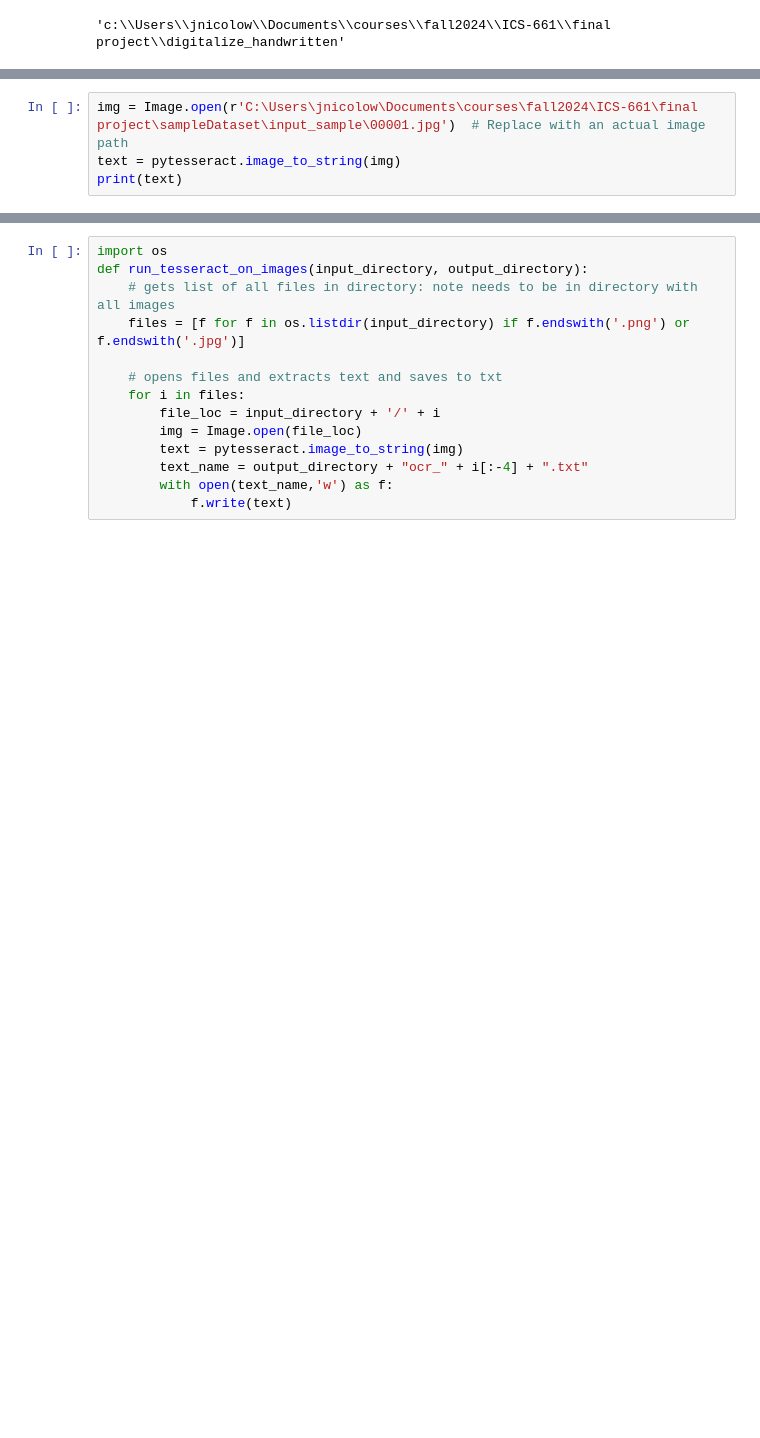
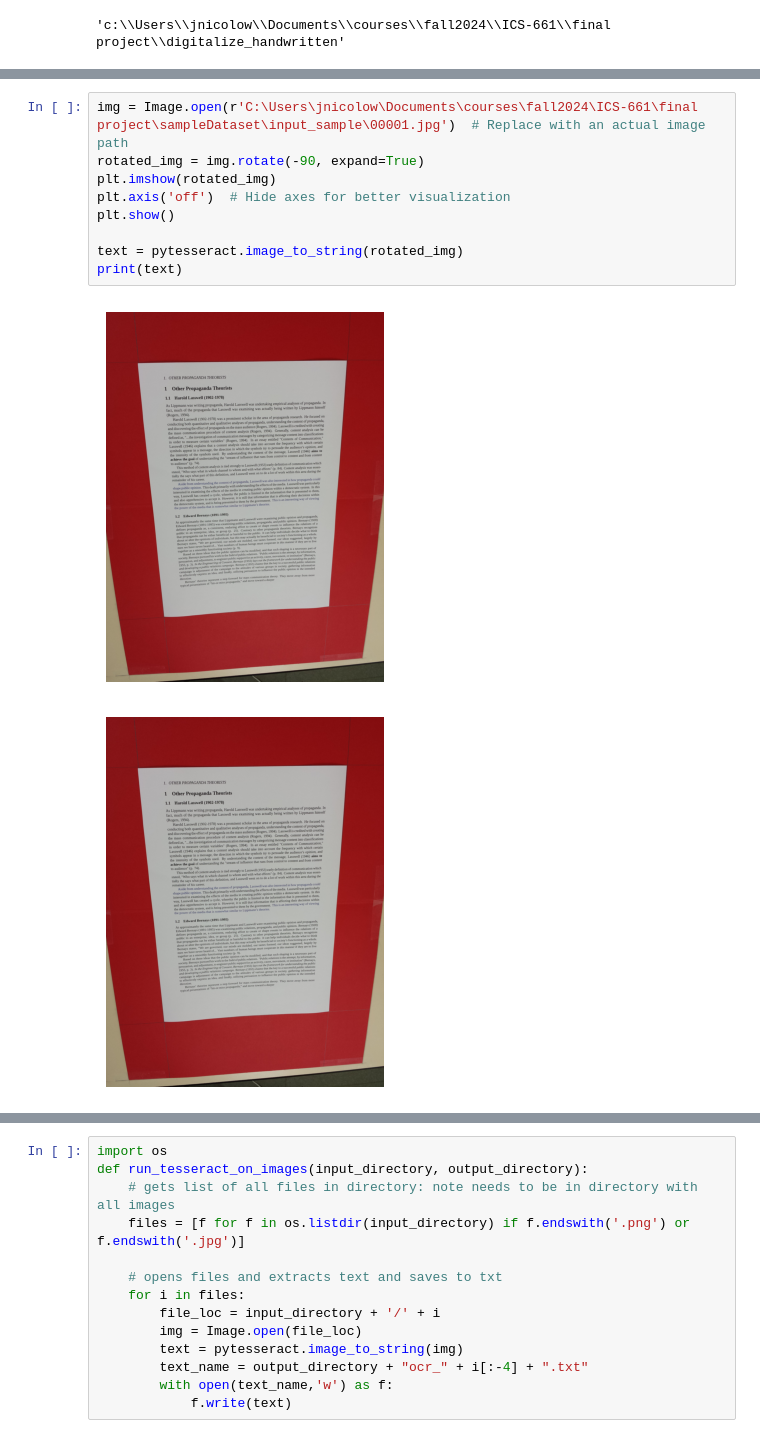
Before and after one commit to DigitizeTextPLM/digitalize_text, a Jupyter notebook: OCR_tesseract_digitize.ipynb, the cells around one changed output, grey strips where cells are left out. Drawn from its saved outputs; the diff is of its cells as text; blank space fills up the shorter version.

```diff
--- a/OCR_tesseract_digitize.ipynb
+++ b/OCR_tesseract_digitize.ipynb
@@ -19,5 +97,12 @@ pytesseract.pytesseract.tesseract_cmd  = r'/opt/homebrew/bin/tesseract'
 # %%
 img = Image.open(r'C:\Users\jnicolow\Documents\courses\fall2024\ICS-661\final project\sampleDataset\input_sample\00001.jpg')  # Replace with an actual image path
-text = pytesseract.image_to_string(img)
+rotated_img = img.rotate(-90, expand=True)
+plt.imshow(rotated_img)
+plt.axis('off')  # Hide axes for better visualization
+plt.show()
+
+text = pytesseract.image_to_string(rotated_img)
 print(text)
 # %% [output]
+[figure, added]
+[figure, added]
```
Also changed, not shown: parts of 5 cells of this notebook.
